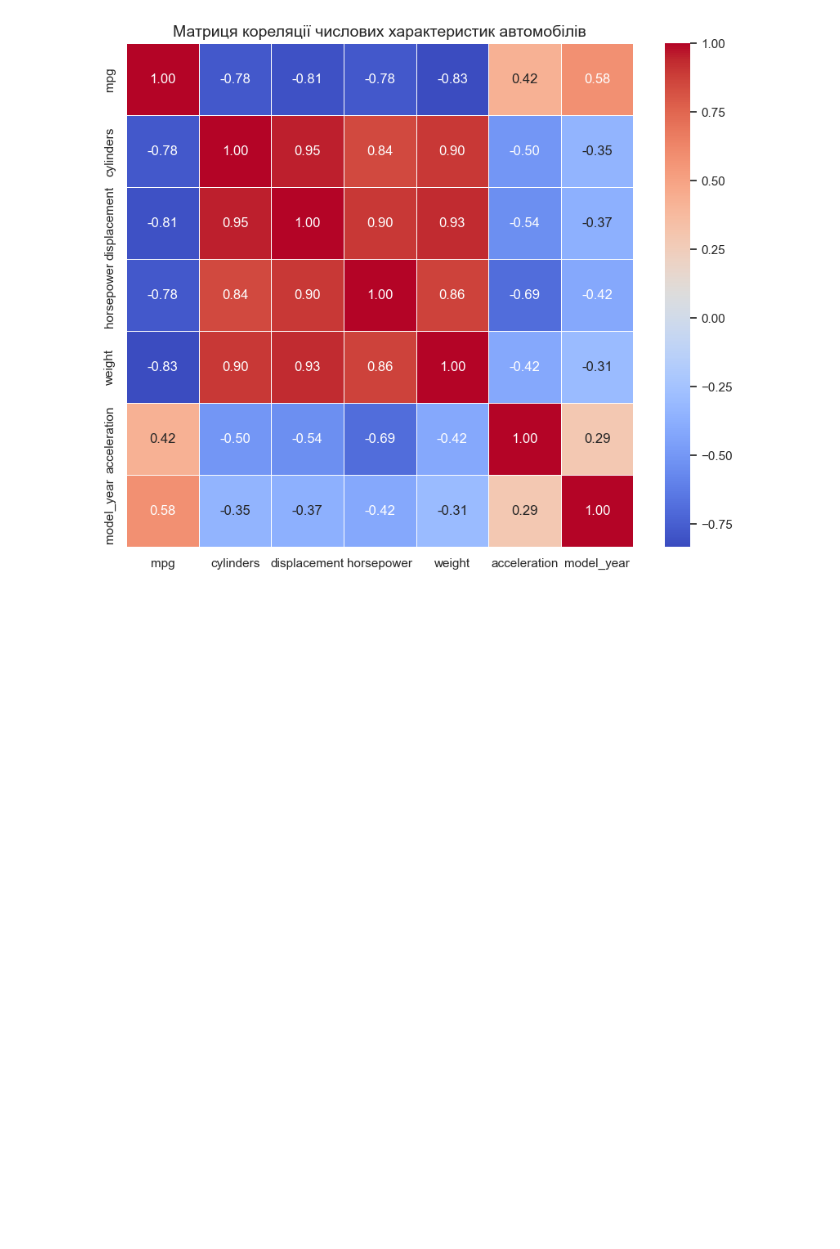
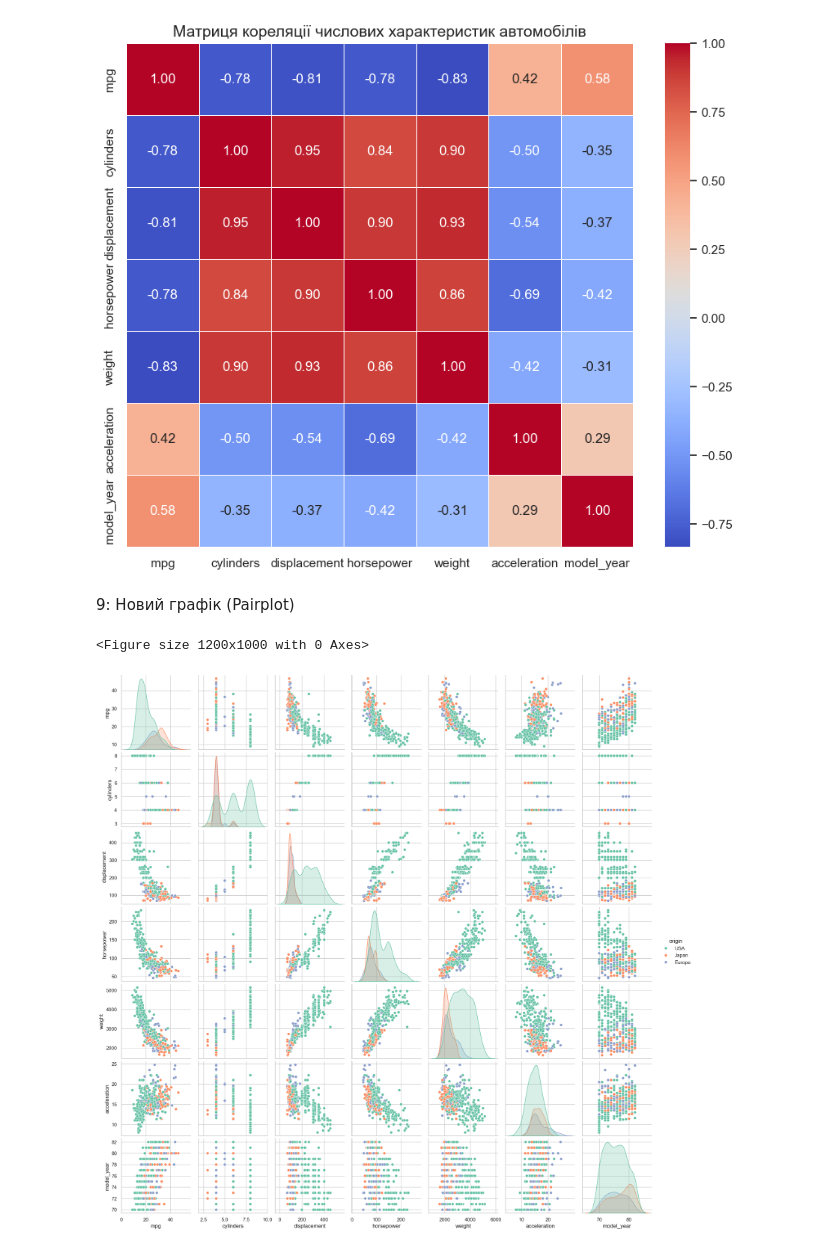
Before and after one commit to Webs1337/Data_Science_Labs, a Jupyter notebook: lab_03/Lab3.ipynb, the cells around one changed output. Cells and saved outputs as stored; diff of their text form; code cells hidden in the pictures; blank space fills up the shorter version.

```diff
--- a/lab_03/Lab3.ipynb
+++ b/lab_03/Lab3.ipynb
@@ -122,3 +136,15 @@ plt.title('Матриця кореляції числових характери
 plt.show()
 # %% [output]
 [figure]
+# %% [markdown]
+9: Новий графік (Pairplot)
+# %%
+# Додатковий графік: Pairplot — Матриця діаграм розсіяння
+import warnings
+
+plt.figure(figsize=(12, 10))
+sns.pairplot(df, hue='origin', palette='Set2')
+plt.show()
+# %% [output]
+<Figure size 1200x1000 with 0 Axes>
+[figure, added]
```
Also changed, not shown: parts of 3 cells of this notebook.
